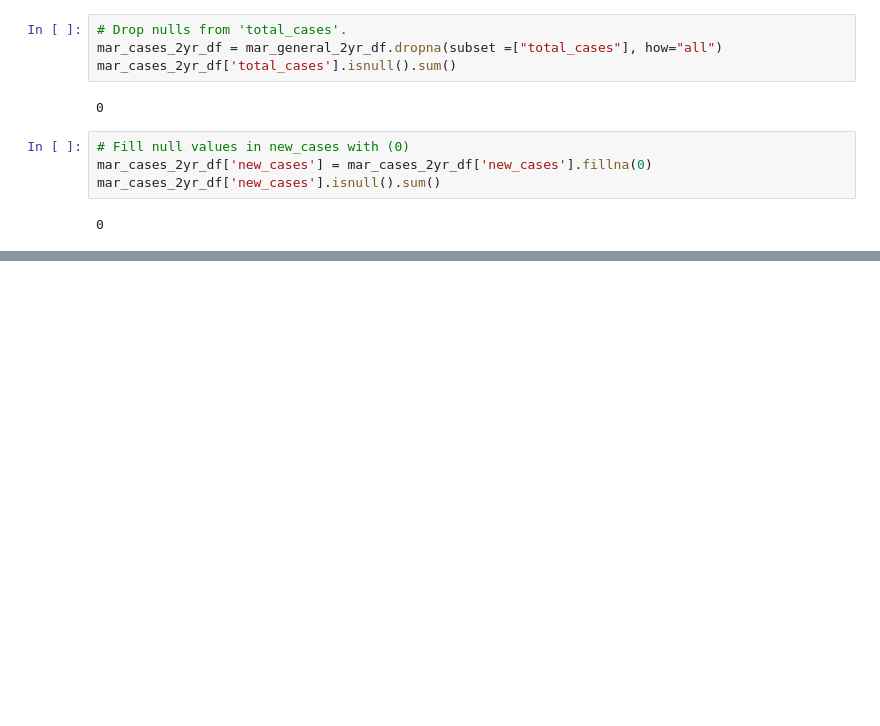
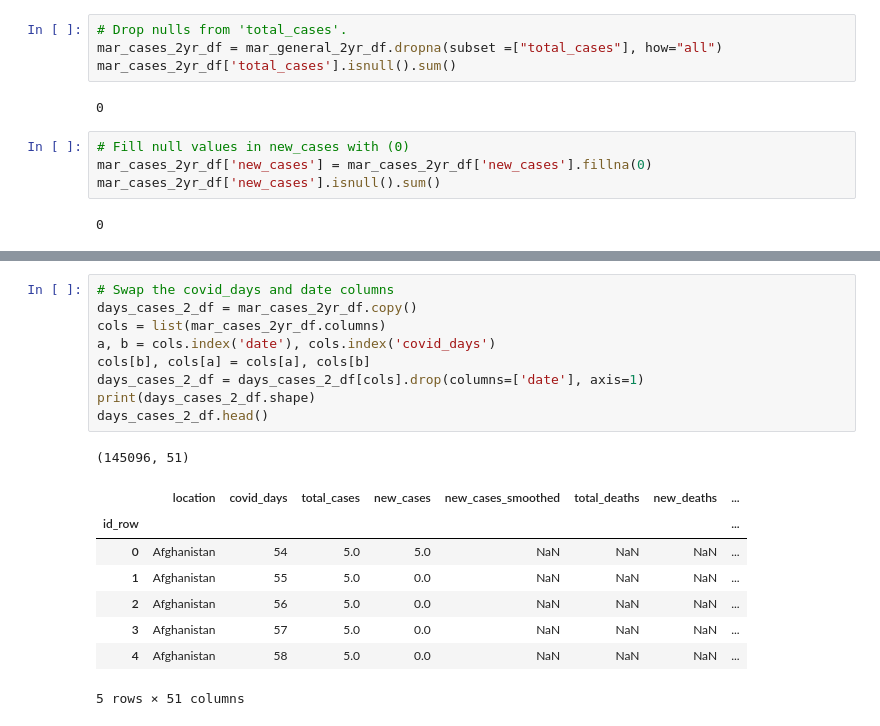
Before and after one commit to Magzzie/COVID-19_Analysis, a Jupyter notebook: COVID-19_Analysis_DB.ipynb, the cells around one changed output, grey strips where cells are left out. Cells and saved outputs as stored; diff of their text form; blank space fills up the shorter version.

```diff
--- a/COVID-19_Analysis_DB.ipynb
+++ b/COVID-19_Analysis_DB.ipynb
@@ -665,0 +745,19 @@ mar_cases_2yr_df.total_deaths.isnull().sum()
+# %%
+# Swap the covid_days and date columns
+days_cases_2_df = mar_cases_2yr_df.copy()
+cols = list(mar_cases_2yr_df.columns)
+a, b = cols.index('date'), cols.index('covid_days')
+cols[b], cols[a] = cols[a], cols[b]
+days_cases_2_df = days_cases_2_df[cols].drop(columns=['date'], axis=1)
+print(days_cases_2_df.shape)
+days_cases_2_df.head()
+# %% [output]
+(145096, 51)
+|  | location | covid_days | total_cases | new_cases | new_cases_smoothed | total_deaths | new_deaths | ... |
+| id_row |  |  |  |  |  |  |  | ... |
+| 0 | Afghanistan | 54 | 5.0 | 5.0 | NaN | NaN | NaN | ... |
+| 1 | Afghanistan | 55 | 5.0 | 0.0 | NaN | NaN | NaN | ... |
+| 2 | Afghanistan | 56 | 5.0 | 0.0 | NaN | NaN | NaN | ... |
+| 3 | Afghanistan | 57 | 5.0 | 0.0 | NaN | NaN | NaN | ... |
+| 4 | Afghanistan | 58 | 5.0 | 0.0 | NaN | NaN | NaN | ... |
+5 rows × 51 columns
```
Also changed, not shown: parts of 23 cells of this notebook.
